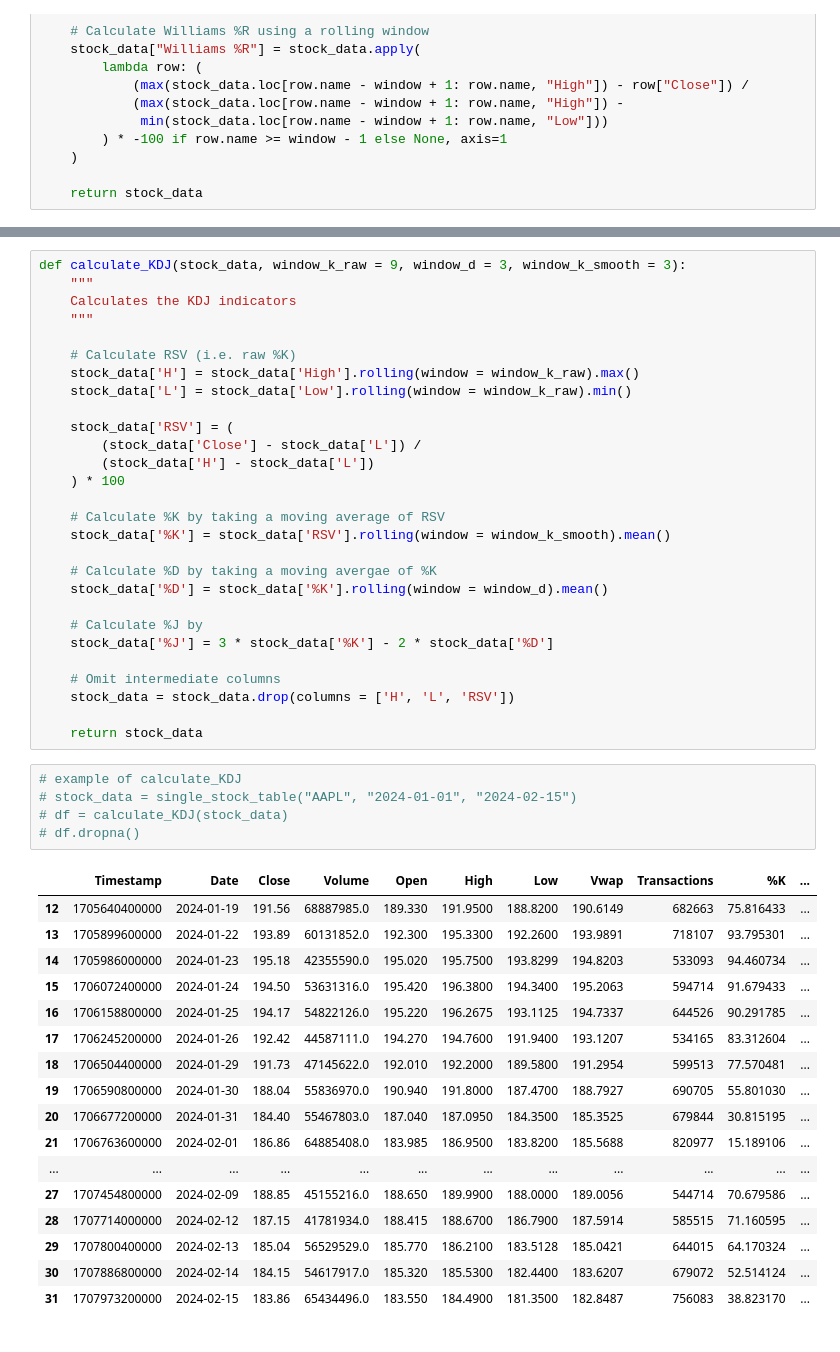
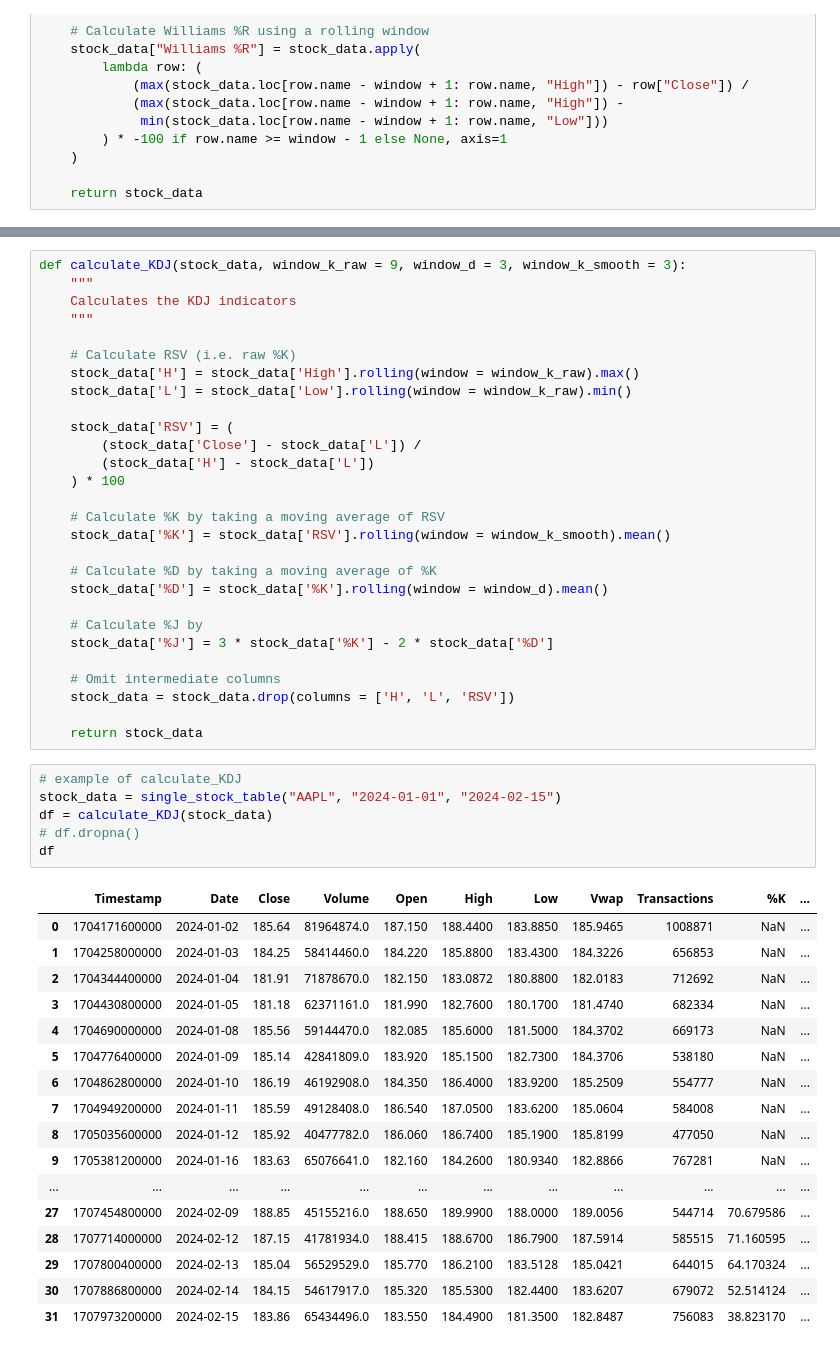
Before and after one commit to Justin-Pascua/PIC16B-Group-E, a Jupyter notebook: Polygon_API.ipynb, the cells around one changed output, grey strips where cells are left out. Drawn from its saved outputs; the diff is of its cells as text.

```diff
--- a/Polygon_API.ipynb
+++ b/Polygon_API.ipynb
@@ -416,7 +317,7 @@ def calculate_KDJ(stock_data, window_k_raw = 9, window_d = 3, window_k_smooth =
     # Calculate %K by taking a moving average of RSV
     stock_data['%K'] = stock_data['RSV'].rolling(window = window_k_smooth).mean()
 
-    # Calculate %D by taking a moving avergae of %K
+    # Calculate %D by taking a moving average of %K
     stock_data['%D'] = stock_data['%K'].rolling(window = window_d).mean()
 
     # Calculate %J by
@@ -428,21 +329,22 @@ def calculate_KDJ(stock_data, window_k_raw = 9, window_d = 3, window_k_smooth =
     return stock_data
 # %%
 # example of calculate_KDJ
-# stock_data = single_stock_table("AAPL", "2024-01-01", "2024-02-15")
-# df = calculate_KDJ(stock_data)
+stock_data = single_stock_table("AAPL", "2024-01-01", "2024-02-15")
+df = calculate_KDJ(stock_data)
 # df.dropna()
+df
 # %% [output]
 |  | Timestamp | Date | Close | Volume | Open | High | Low | Vwap | Transactions | %K | ... |
-| 12 | 1705640400000 | 2024-01-19 | 191.56 | 68887985.0 | 189.330 | 191.9500 | 188.8200 | 190.6149 | 682663 | 75.816433 | ... |
-| 13 | 1705899600000 | 2024-01-22 | 193.89 | 60131852.0 | 192.300 | 195.3300 | 192.2600 | 193.9891 | 718107 | 93.795301 | ... |
-| 14 | 1705986000000 | 2024-01-23 | 195.18 | 42355590.0 | 195.020 | 195.7500 | 193.8299 | 194.8203 | 533093 | 94.460734 | ... |
-| 15 | 1706072400000 | 2024-01-24 | 194.50 | 53631316.0 | 195.420 | 196.3800 | 194.3400 | 195.2063 | 594714 | 91.679433 | ... |
-| 16 | 1706158800000 | 2024-01-25 | 194.17 | 54822126.0 | 195.220 | 196.2675 | 193.1125 | 194.7337 | 644526 | 90.291785 | ... |
-| 17 | 1706245200000 | 2024-01-26 | 192.42 | 44587111.0 | 194.270 | 194.7600 | 191.9400 | 193.1207 | 534165 | 83.312604 | ... |
-| 18 | 1706504400000 | 2024-01-29 | 191.73 | 47145622.0 | 192.010 | 192.2000 | 189.5800 | 191.2954 | 599513 | 77.570481 | ... |
-| 19 | 1706590800000 | 2024-01-30 | 188.04 | 55836970.0 | 190.940 | 191.8000 | 187.4700 | 188.7927 | 690705 | 55.801030 | ... |
-| 20 | 1706677200000 | 2024-01-31 | 184.40 | 55467803.0 | 187.040 | 187.0950 | 184.3500 | 185.3525 | 679844 | 30.815195 | ... |
-| 21 | 1706763600000 | 2024-02-01 | 186.86 | 64885408.0 | 183.985 | 186.9500 | 183.8200 | 185.5688 | 820977 | 15.189106 | ... |
+| 0 | 1704171600000 | 2024-01-02 | 185.64 | 81964874.0 | 187.150 | 188.4400 | 183.8850 | 185.9465 | 1008871 | NaN | ... |
+| 1 | 1704258000000 | 2024-01-03 | 184.25 | 58414460.0 | 184.220 | 185.8800 | 183.4300 | 184.3226 | 656853 | NaN | ... |
+| 2 | 1704344400000 | 2024-01-04 | 181.91 | 71878670.0 | 182.150 | 183.0872 | 180.8800 | 182.0183 | 712692 | NaN | ... |
+| 3 | 1704430800000 | 2024-01-05 | 181.18 | 62371161.0 | 181.990 | 182.7600 | 180.1700 | 181.4740 | 682334 | NaN | ... |
+| 4 | 1704690000000 | 2024-01-08 | 185.56 | 59144470.0 | 182.085 | 185.6000 | 181.5000 | 184.3702 | 669173 | NaN | ... |
+| 5 | 1704776400000 | 2024-01-09 | 185.14 | 42841809.0 | 183.920 | 185.1500 | 182.7300 | 184.3706 | 538180 | NaN | ... |
+| 6 | 1704862800000 | 2024-01-10 | 186.19 | 46192908.0 | 184.350 | 186.4000 | 183.9200 | 185.2509 | 554777 | NaN | ... |
+| 7 | 1704949200000 | 2024-01-11 | 185.59 | 49128408.0 | 186.540 | 187.0500 | 183.6200 | 185.0604 | 584008 | NaN | ... |
+| 8 | 1705035600000 | 2024-01-12 | 185.92 | 40477782.0 | 186.060 | 186.7400 | 185.1900 | 185.8199 | 477050 | NaN | ... |
+| 9 | 1705381200000 | 2024-01-16 | 183.63 | 65076641.0 | 182.160 | 184.2600 | 180.9340 | 182.8866 | 767281 | NaN | ... |
 | ... | ... | ... | ... | ... | ... | ... | ... | ... | ... | ... | ... |
 | 27 | 1707454800000 | 2024-02-09 | 188.85 | 45155216.0 | 188.650 | 189.9900 | 188.0000 | 189.0056 | 544714 | 70.679586 | ... |
 | 28 | 1707714000000 | 2024-02-12 | 187.15 | 41781934.0 | 188.415 | 188.6700 | 186.7900 | 187.5914 | 585515 | 71.160595 | ... |
```
Also changed, not shown: parts of 10 cells of this notebook.
